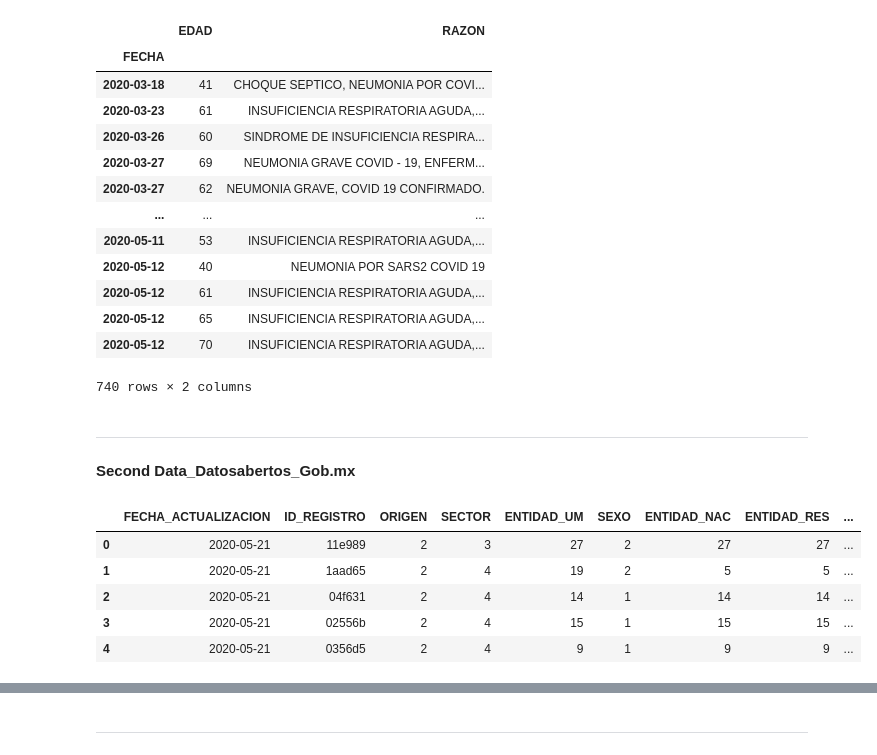
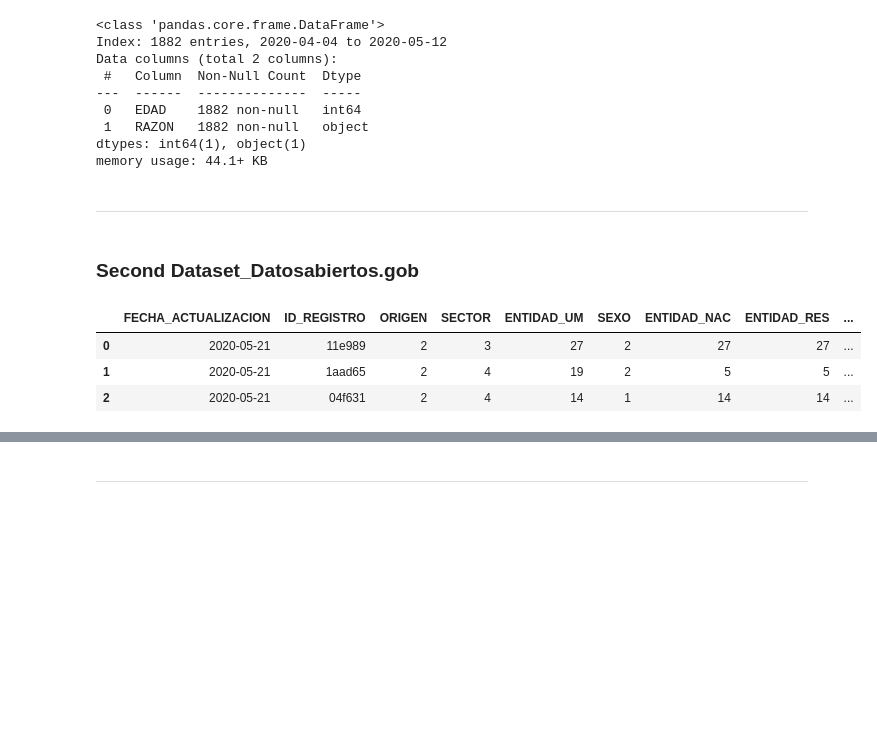
Before and after one commit to cesarrc21/DataViz, a Jupyter notebook: covid19cdmxdeaths.ipynb, the cells around one changed output, grey strips where cells are left out. Saved outputs shown, nothing was run; the diff lists cells and outputs as text; code cells hidden in the pictures; blank space fills up the shorter version.

```diff
--- a/covid19cdmxdeaths.ipynb
+++ b/covid19cdmxdeaths.ipynb
@@ -103,34 +103,27 @@ df = df[~df.RAZON.str.contains("PRIOBABLE")]
-# %%
-df
-# %% [output]
-|  | EDAD | RAZON |
-| FECHA |  |  |
-| 2020-03-18 | 41 | CHOQUE SEPTICO, NEUMONIA POR COVI... |
-| 2020-03-23 | 61 | INSUFICIENCIA RESPIRATORIA AGUDA,... |
-| 2020-03-26 | 60 | SINDROME DE INSUFICIENCIA RESPIRA... |
-| 2020-03-27 | 69 | NEUMONIA GRAVE COVID - 19, ENFERM... |
-| 2020-03-27 | 62 | NEUMONIA GRAVE, COVID 19 CONFIRMADO. |
-| ... | ... | ... |
-| 2020-05-11 | 53 | INSUFICIENCIA RESPIRATORIA AGUDA,... |
-| 2020-05-12 | 40 | NEUMONIA POR SARS2 COVID 19 |
-| 2020-05-12 | 61 | INSUFICIENCIA RESPIRATORIA AGUDA,... |
-| 2020-05-12 | 65 | INSUFICIENCIA RESPIRATORIA AGUDA,... |
-| 2020-05-12 | 70 | INSUFICIENCIA RESPIRATORIA AGUDA,... |
-740 rows × 2 columns
+# %%
+#Cases where corovid-19 were Not confirmed
+No_Confirmed = df[df.RAZON.apply(lambda sentence: any(word in sentence for word in targets))]
+
+No_Confirmed.info()
+# %% [output]
+<class 'pandas.core.frame.DataFrame'>
+Index: 1882 entries, 2020-04-04 to 2020-05-12
+Data columns (total 2 columns):
+ #   Column  Non-Null Count  Dtype
+---  ------  --------------  -----
+ 0   EDAD    1882 non-null   int64
+ 1   RAZON   1882 non-null   object
+dtypes: int64(1), object(1)
+memory usage: 44.1+ KB
 # %% [markdown]
 ---
 # %% [markdown]
-**Second Data_Datosabertos_Gob.mx**
+### **Second Dataset_Datosabiertos.gob**
 # %%
 df2 = pd.read_csv('200521COVID19MEXICO.csv', encoding='latin1')  #instead encoding = 'uft-8'
-df2.head()
-#Sexo: 1_Mujer, 2_HOmbre
-#Resultado: 1_positivo
-#Entidad: 09_cdmx
+df2.head(3)
 # %% [output]
 |  | FECHA_ACTUALIZACION | ID_REGISTRO | ORIGEN | SECTOR | ENTIDAD_UM | SEXO | ENTIDAD_NAC | ENTIDAD_RES | ... |
 | 0 | 2020-05-21 | 11e989 | 2 | 3 | 27 | 2 | 27 | 27 | ... |
 | 1 | 2020-05-21 | 1aad65 | 2 | 4 | 19 | 2 | 5 | 5 | ... |
 | 2 | 2020-05-21 | 04f631 | 2 | 4 | 14 | 1 | 14 | 14 | ... |
-| 3 | 2020-05-21 | 02556b | 2 | 4 | 15 | 1 | 15 | 15 | ... |
-| 4 | 2020-05-21 | 0356d5 | 2 | 4 | 9 | 1 | 9 | 9 | ... |
```
Also changed, not shown: parts of 55 cells of this notebook.
